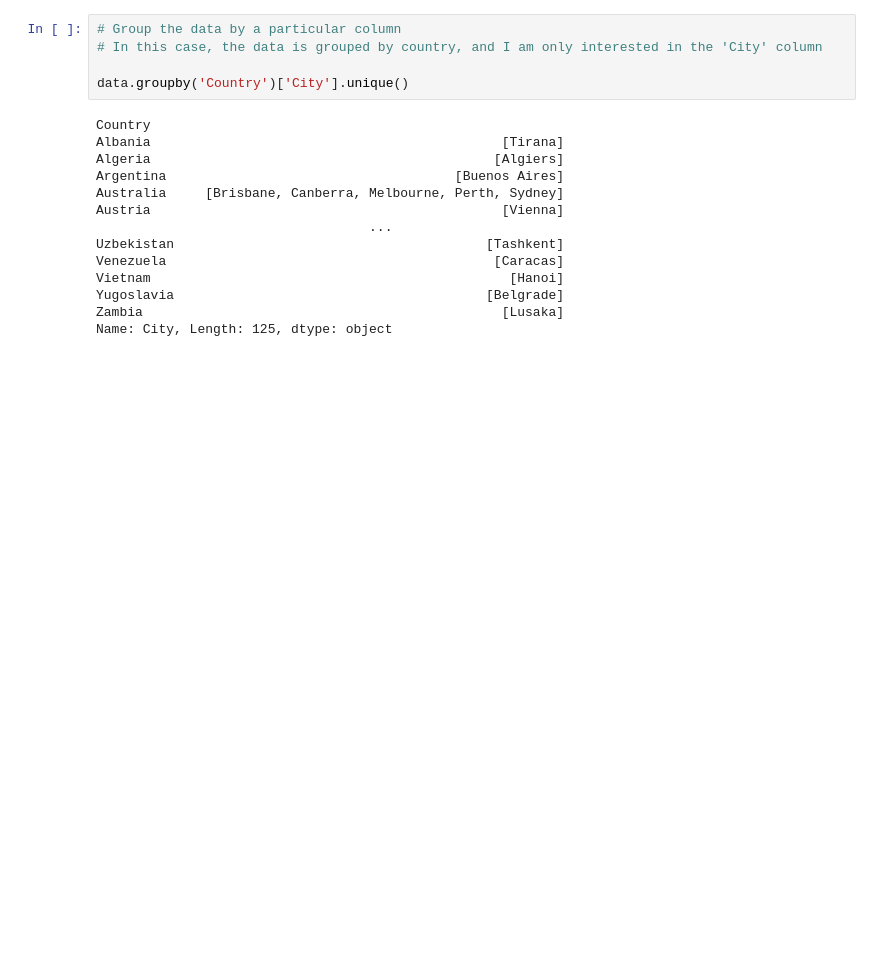
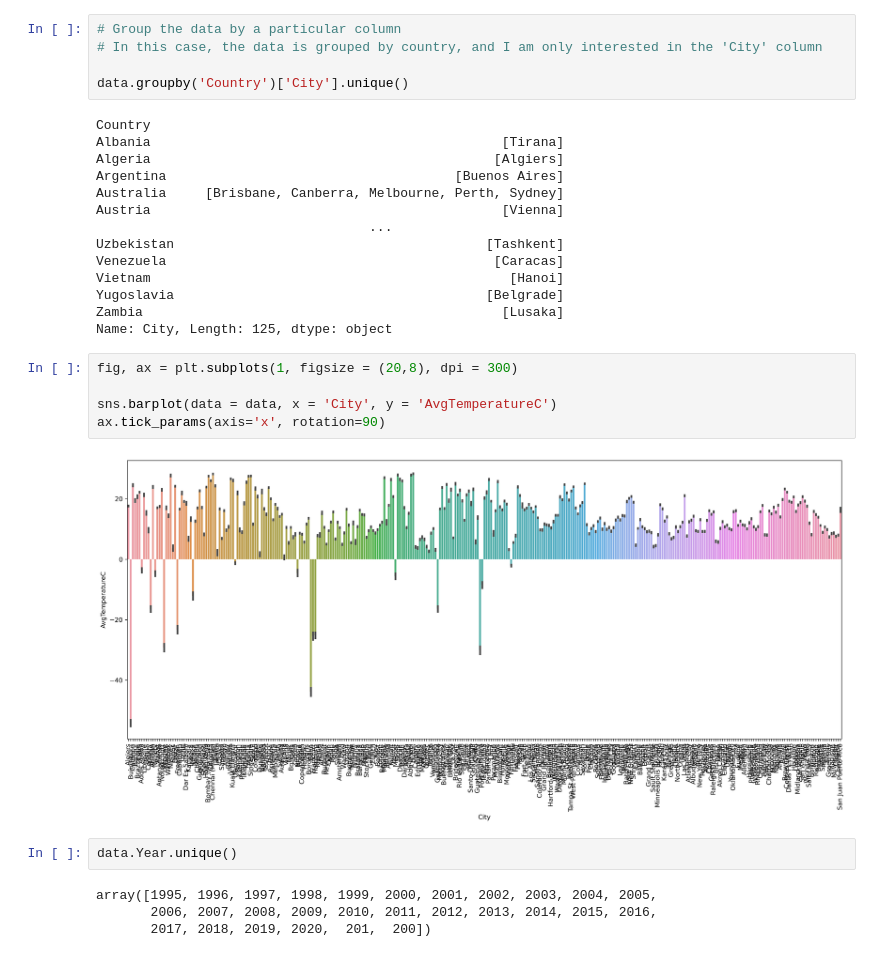
Before and after one commit to sophieclayton/OEAS805_envdatasci, a Jupyter notebook: notebooks/EDA_example.ipynb, the cells around one changed output. Drawn from its saved outputs; the diff is of its cells as text; blank space fills up the shorter version.

```diff
--- a/notebooks/EDA_example.ipynb
+++ b/notebooks/EDA_example.ipynb
@@ -121,3 +125,16 @@ Vietnam                                              [Hanoi]
 Yugoslavia                                        [Belgrade]
 Zambia                                              [Lusaka]
 Name: City, Length: 125, dtype: object
+# %%
+fig, ax = plt.subplots(1, figsize = (20,8), dpi = 300)
+
+sns.barplot(data = data, x = 'City', y = 'AvgTemperatureC')
+ax.tick_params(axis='x', rotation=90)
+# %% [output]
+[figure, added]
+# %%
+data.Year.unique()
+# %% [output]
+array([1995, 1996, 1997, 1998, 1999, 2000, 2001, 2002, 2003, 2004, 2005,
+       2006, 2007, 2008, 2009, 2010, 2011, 2012, 2013, 2014, 2015, 2016,
+       2017, 2018, 2019, 2020,  201,  200])
```
Also changed, not shown: parts of 9 cells of this notebook.
